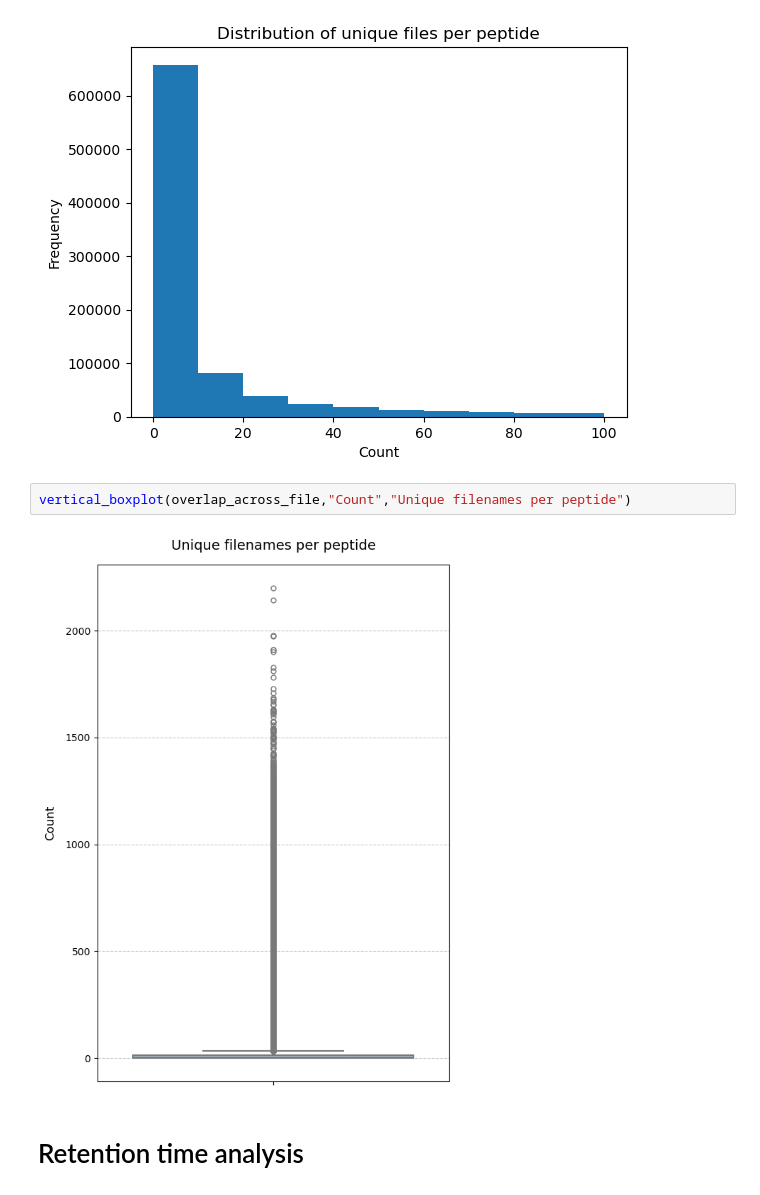
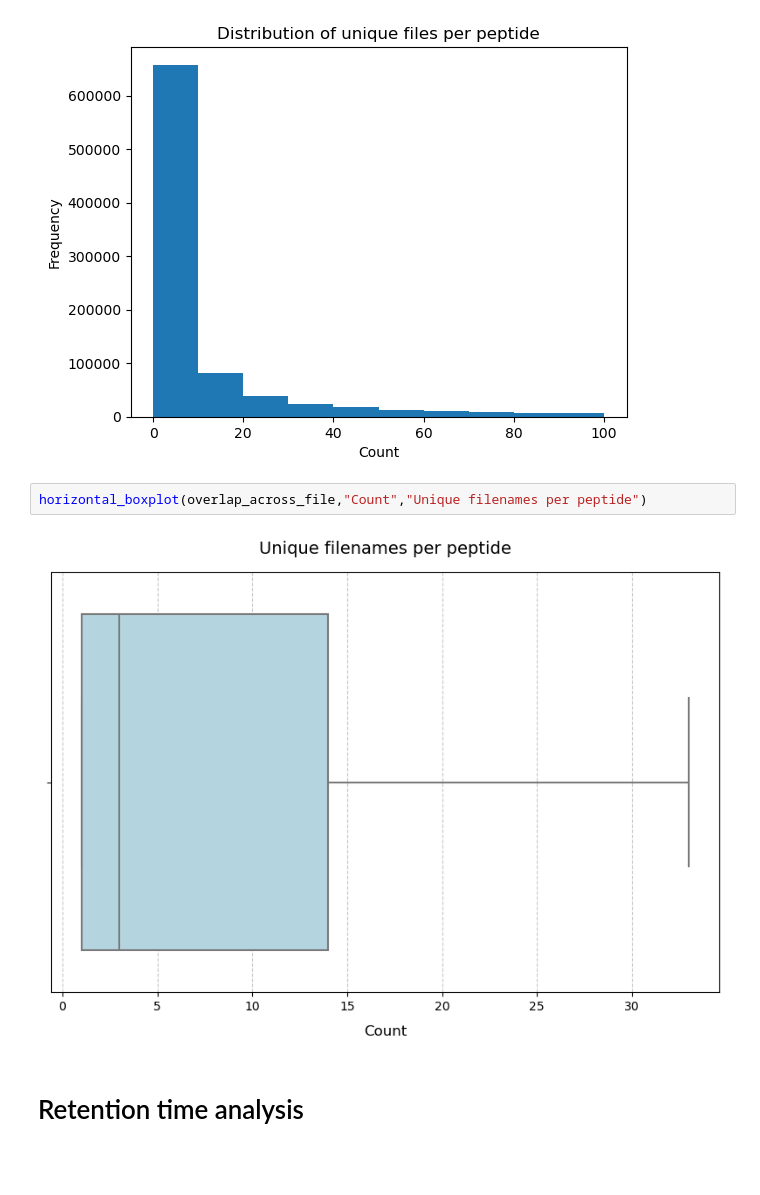
Before and after one commit to WannesLamberts/MTL-peptide-property-prediction-pool, a Jupyter notebook: notebooks/data_analysis/analysis_tasks_combined.ipynb, the cells around one changed output. Saved outputs shown, nothing was run; the diff lists cells and outputs as text; blank space fills up the shorter version.

```diff
--- a/notebooks/data_analysis/analysis_tasks_combined.ipynb
+++ b/notebooks/data_analysis/analysis_tasks_combined.ipynb
@@ -87,9 +91,9 @@ plt.show()
 # %% [output]
 [figure]
 # %%
-vertical_boxplot(overlap_across_file,"Count","Unique filenames per peptide")
+horizontal_boxplot(overlap_across_file,"Count","Unique filenames per peptide")
 # %% [output]
-[figure, old version]
+[figure, new version]
 # %% [markdown]
 # Retention time analysis
 # %%
```
Also changed, not shown: parts of 8 cells of this notebook, 4 other files.
